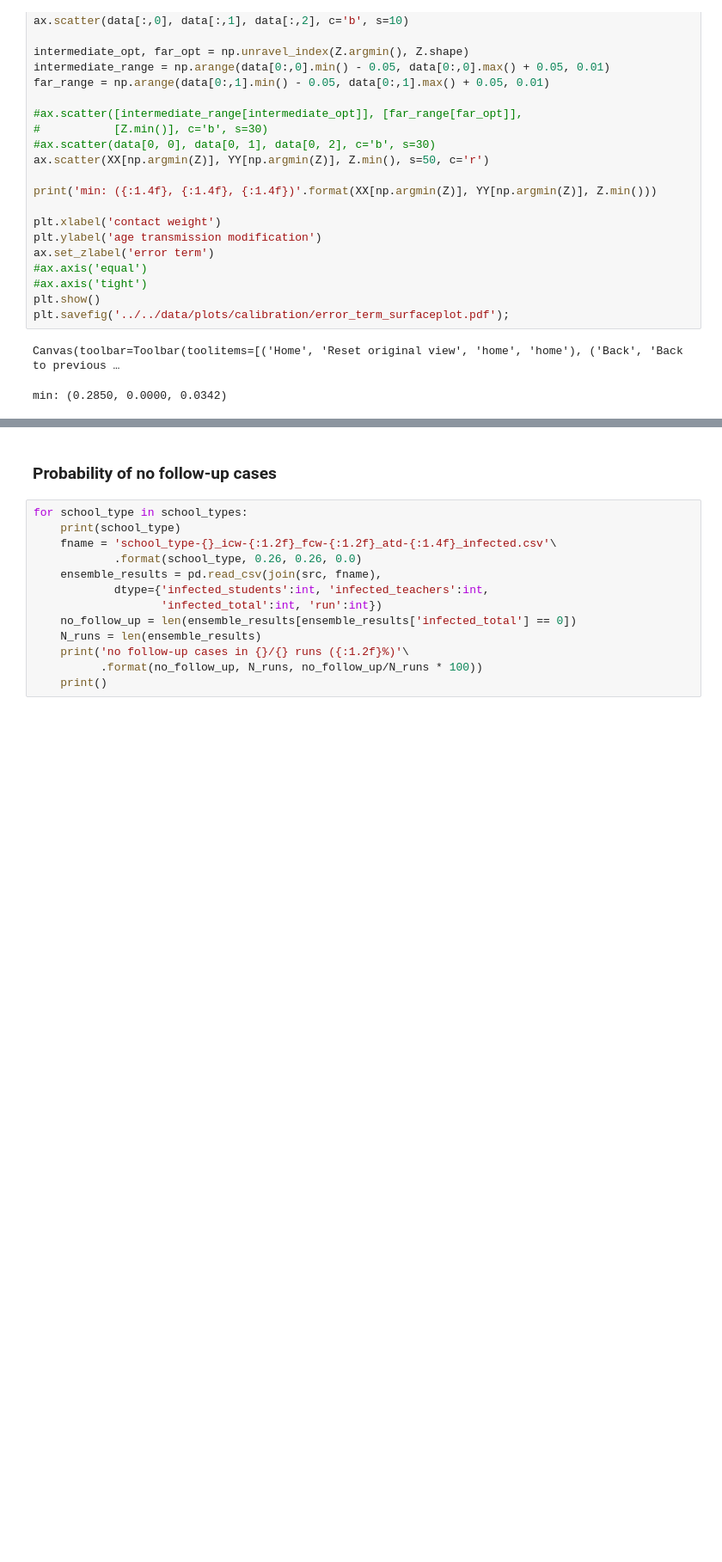
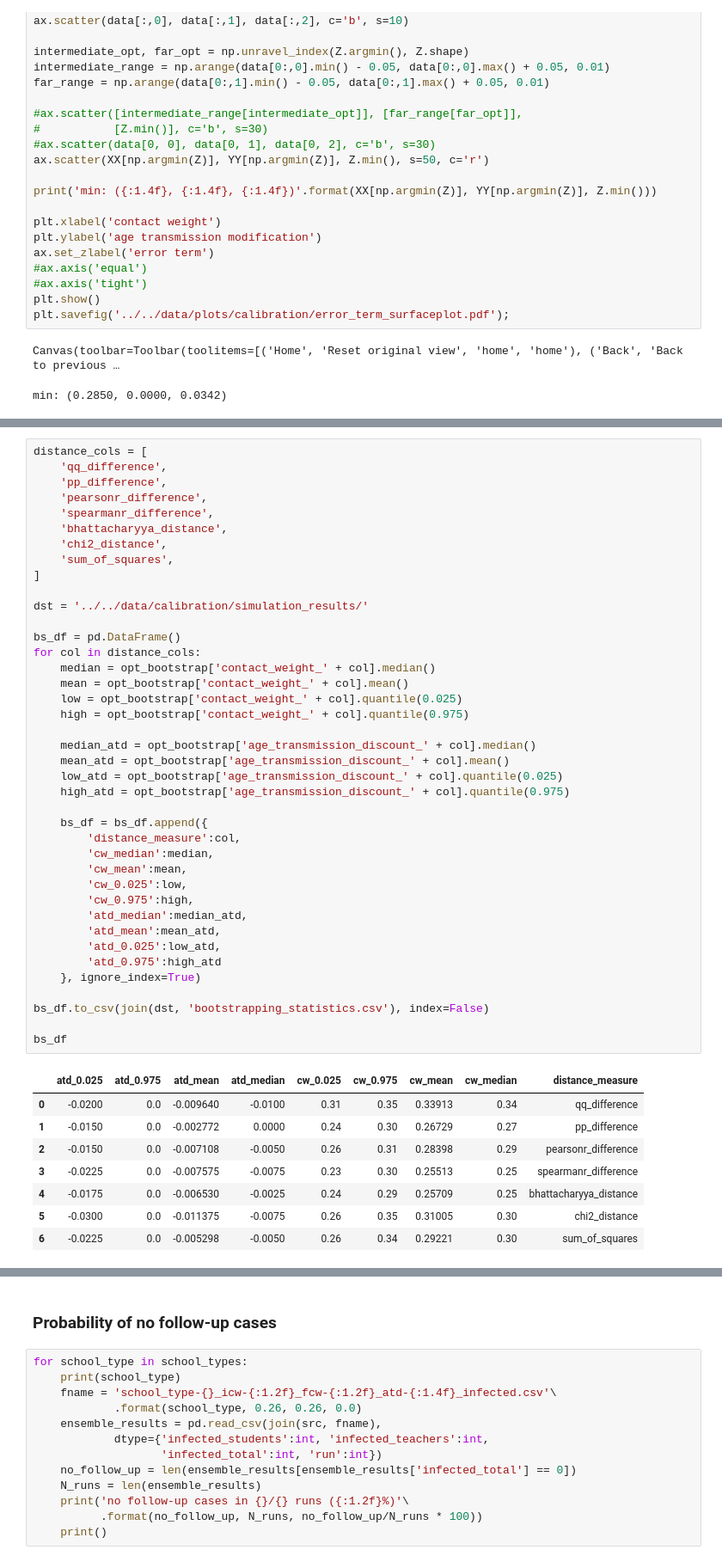
Before and after one commit to JanaLasser/school_SEIRX, a Jupyter notebook: code/calibration/calibration.ipynb, the cells around one changed output, grey strips where cells are left out. Shown at 86% size. Drawn from its saved outputs; the diff is of its cells as text; blank space fills up the shorter version.

```diff
--- a/code/calibration/calibration.ipynb
+++ b/code/calibration/calibration.ipynb
@@ -744,0 +928,49 @@ min: (0.2850, 0.0000, 0.0342)
+# %%
+distance_cols = [
+    'qq_difference',
+    'pp_difference',
+    'pearsonr_difference',
+    'spearmanr_difference',
+    'bhattacharyya_distance',
+    'chi2_distance',
+    'sum_of_squares',
+]
+
+dst = '../../data/calibration/simulation_results/'
+
+bs_df = pd.DataFrame()
+for col in distance_cols:
+    median = opt_bootstrap['contact_weight_' + col].median()
+    mean = opt_bootstrap['contact_weight_' + col].mean()
+    low = opt_bootstrap['contact_weight_' + col].quantile(0.025)
+    high = opt_bootstrap['contact_weight_' + col].quantile(0.975)
+
+    median_atd = opt_bootstrap['age_transmission_discount_' + col].median()
+    mean_atd = opt_bootstrap['age_transmission_discount_' + col].mean()
+    low_atd = opt_bootstrap['age_transmission_discount_' + col].quantile(0.025)
+    high_atd = opt_bootstrap['age_transmission_discount_' + col].quantile(0.975)
+
+    bs_df = bs_df.append({
+        'distance_measure':col,
+        'cw_median':median,
+        'cw_mean':mean,
+        'cw_0.025':low,
+        'cw_0.975':high,
+        'atd_median':median_atd,
+        'atd_mean':mean_atd,
+        'atd_0.025':low_atd,
+        'atd_0.975':high_atd
+    }, ignore_index=True)
+
+bs_df.to_csv(join(dst, 'bootstrapping_statistics.csv'), index=False)
+
+bs_df
+# %% [output]
+|  | atd_0.025 | atd_0.975 | atd_mean | atd_median | cw_0.025 | cw_0.975 | cw_mean | cw_median | distance_measure |
+| 0 | -0.0200 | 0.0 | -0.009640 | -0.0100 | 0.31 | 0.35 | 0.33913 | 0.34 | qq_difference |
+| 1 | -0.0150 | 0.0 | -0.002772 | 0.0000 | 0.24 | 0.30 | 0.26729 | 0.27 | pp_difference |
+| 2 | -0.0150 | 0.0 | -0.007108 | -0.0050 | 0.26 | 0.31 | 0.28398 | 0.29 | pearsonr_difference |
+| 3 | -0.0225 | 0.0 | -0.007575 | -0.0075 | 0.23 | 0.30 | 0.25513 | 0.25 | spearmanr_difference |
+| 4 | -0.0175 | 0.0 | -0.006530 | -0.0025 | 0.24 | 0.29 | 0.25709 | 0.25 | bhattacharyya_distance |
+| 5 | -0.0300 | 0.0 | -0.011375 | -0.0075 | 0.26 | 0.35 | 0.31005 | 0.30 | chi2_distance |
+| 6 | -0.0225 | 0.0 | -0.005298 | -0.0050 | 0.26 | 0.34 | 0.29221 | 0.30 | sum_of_squares |
```
Also changed, not shown: parts of 21 cells of this notebook.
